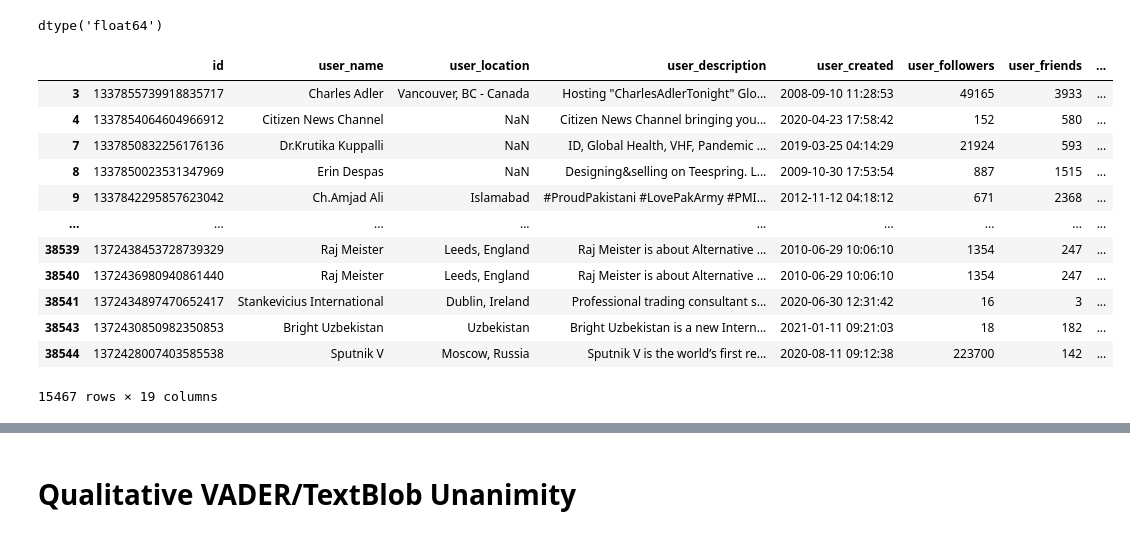
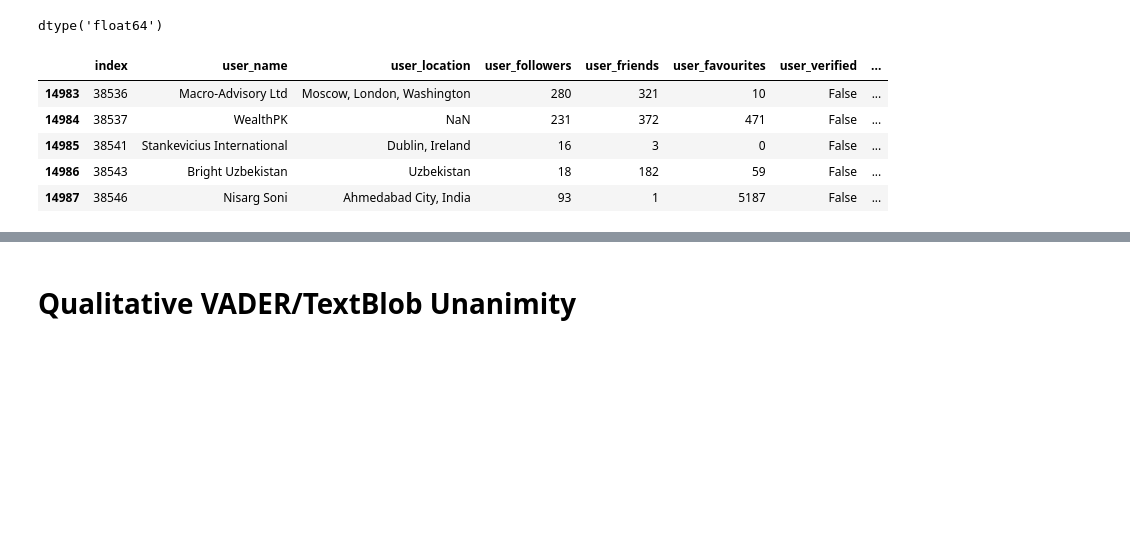
Before and after one commit to BiBa-01/Capstone_Covid, a Jupyter notebook: TweetsEDAquant.ipynb, the cells around one changed output, grey strips where cells are left out. Cells and saved outputs as stored; diff of their text form; code cells hidden in the pictures; blank space fills up the shorter version.

```diff
--- a/TweetsEDAquant.ipynb
+++ b/TweetsEDAquant.ipynb
@@ -130,6 +145,6 @@ def CleanTweet(x):
 # %%
 #remove twitter handlers
-df_tweety.text = df_tweety.text.apply(lambda x:re.sub('@[^\s]+','',x))
+df_tweety.text = df_tweety.text.apply(lambda x:re.sub('@[^\s]+','',str(x)))
 
 #remove hashtags
 df_tweety.text = df_tweety.text.apply(lambda x:re.sub(r'\B#\S+','',x))
@@ -177,8 +192,8 @@ df_tweety.text = df_tweety.text.apply(lambda x:' '.join([word for word in x.spli
 #df_tweety.text = df_tweety.text.apply(lambda x: ' '.join([stemmer.stem(word) for word in x.split() ]))
 # %%
 # lemmazation
-lemmatizer = WordNetLemmatizer()
-df_tweety.text = df_tweety.text.apply(lambda x: ' '.join([lemmatizer.lemmatize(word) for word in x.split() ]))
+#lemmatizer = WordNetLemmatizer()
+#df_tweety.text = df_tweety.text.apply(lambda x: ' '.join([lemmatizer.lemmatize(word) for word in x.split() ]))
 # %% [markdown]
 Try to turn abbreviations into regular strings
 # %% [markdown]
@@ -275,7 +286,7 @@ df_tweety
 ## Create new frame with maximum value for allowed sentiment deviation between the measures
 # %%
 #find sentiment scores with high agreement
-df_unanim = df_tweety[(df_tweety['vader_quant']-df_tweety['blob_quant'] <= 0.1) & (df_tweety['vader_quant']-df_tweety['blob_quant'] >= -0.1)]
+df_unanim = df_tweety[abs(df_tweety['vader_quant']-df_tweety['blob_quant']) <= 0.15].reset_index(drop=True)
 # %%
 df_unanim.shape
 # %% [output]
@@ -289,2 +312,2 @@ dtype('float64')
 # %%
-df_unanim['mean_score'] = (df_tweety['vader_quant'] + df_tweety['blob_quant'])/2
+df_unanim['mean_score'] = (df_unanim['vader_quant'] + df_unanim['blob_quant'])/2
@@ -315,19 +354,12 @@ df_unanim.mean_score.dtype
 # %% [output]
 dtype('float64')
 # %%
-df_unanim
+df_unanim.tail()
 # %% [output]
-|  | id | user_name | user_location | user_description | user_created | user_followers | user_friends | ... |
-| 3 | 1337855739918835717 | Charles Adler | Vancouver, BC - Canada | Hosting "CharlesAdlerTonight" Glo... | 2008-09-10 11:28:53 | 49165 | 3933 | ... |
-| 4 | 1337854064604966912 | Citizen News Channel | NaN | Citizen News Channel bringing you... | 2020-04-23 17:58:42 | 152 | 580 | ... |
-| 7 | 1337850832256176136 | Dr.Krutika Kuppalli | NaN | ID, Global Health, VHF, Pandemic ... | 2019-03-25 04:14:29 | 21924 | 593 | ... |
-| 8 | 1337850023531347969 | Erin Despas | NaN | Designing&selling on Teespring. L... | 2009-10-30 17:53:54 | 887 | 1515 | ... |
-| 9 | 1337842295857623042 | Ch.Amjad Ali | Islamabad | #ProudPakistani #LovePakArmy #PMI... | 2012-11-12 04:18:12 | 671 | 2368 | ... |
-| ... | ... | ... | ... | ... | ... | ... | ... | ... |
-| 38539 | 1372438453728739329 | Raj Meister | Leeds, England | Raj Meister is about Alternative ... | 2010-06-29 10:06:10 | 1354 | 247 | ... |
-| 38540 | 1372436980940861440 | Raj Meister | Leeds, England | Raj Meister is about Alternative ... | 2010-06-29 10:06:10 | 1354 | 247 | ... |
-| 38541 | 1372434897470652417 | Stankevicius International | Dublin, Ireland | Professional trading consultant s... | 2020-06-30 12:31:42 | 16 | 3 | ... |
-| 38543 | 1372430850982350853 | Bright Uzbekistan | Uzbekistan | Bright Uzbekistan is a new Intern... | 2021-01-11 09:21:03 | 18 | 182 | ... |
-| 38544 | 1372428007403585538 | Sputnik V | Moscow, Russia | Sputnik V is the world’s first re... | 2020-08-11 09:12:38 | 223700 | 142 | ... |
+|  | index | user_name | user_location | user_followers | user_friends | user_favourites | user_verified | ... |
+| 14983 | 38536 | Macro-Advisory Ltd | Moscow, London, Washington | 280 | 321 | 10 | False | ... |
+| 14984 | 38537 | WealthPK | NaN | 231 | 372 | 471 | False | ... |
+| 14985 | 38541 | Stankevicius International | Dublin, Ireland | 16 | 3 | 0 | False | ... |
+| 14986 | 38543 | Bright Uzbekistan | Uzbekistan | 18 | 182 | 59 | False | ... |
+| 14987 | 38546 | Nisarg Soni | Ahmedabad City, India | 93 | 1 | 5187 | False | ... |
-15467 rows × 19 columns
 # %%
```
Also changed, not shown: parts of 32 cells of this notebook, 2 other files.
